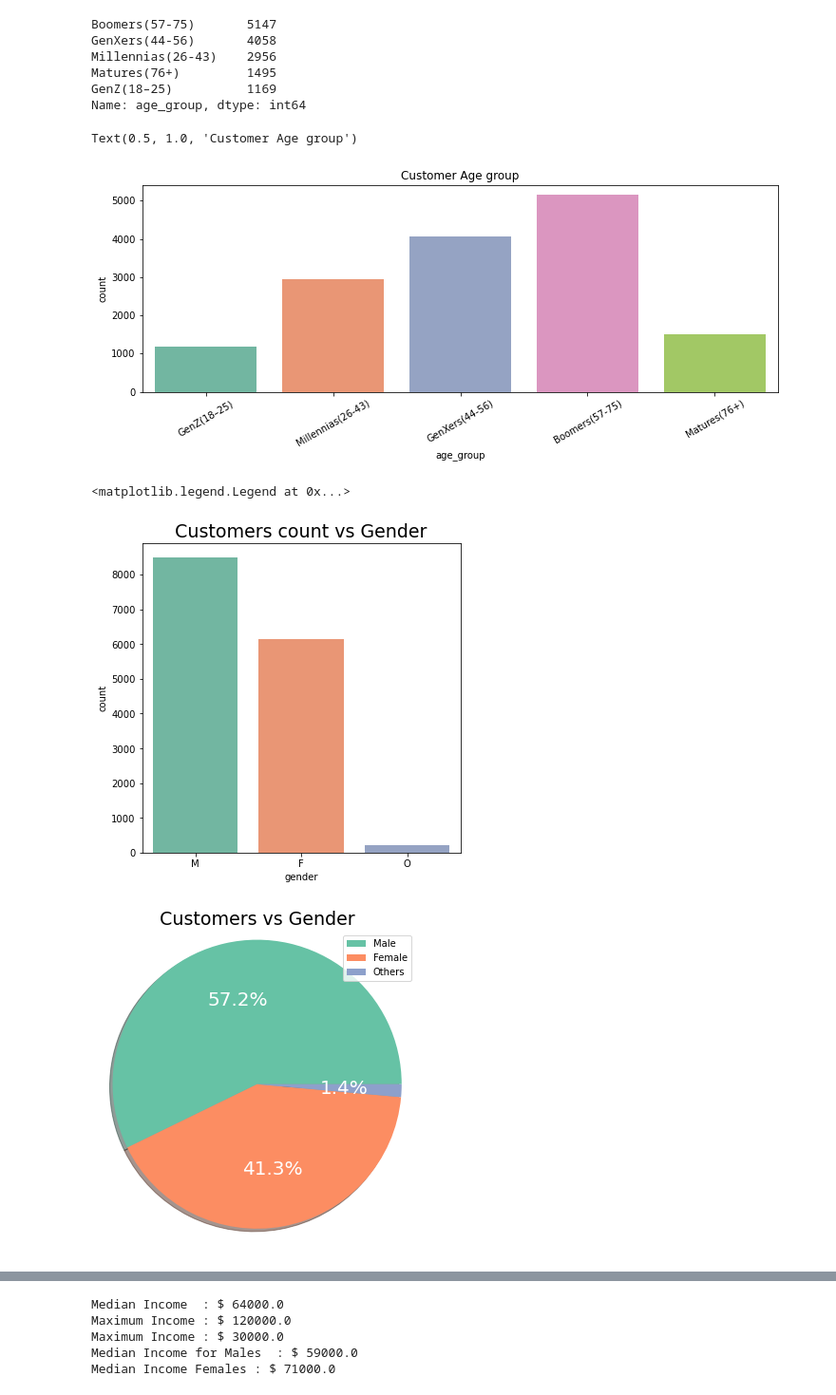
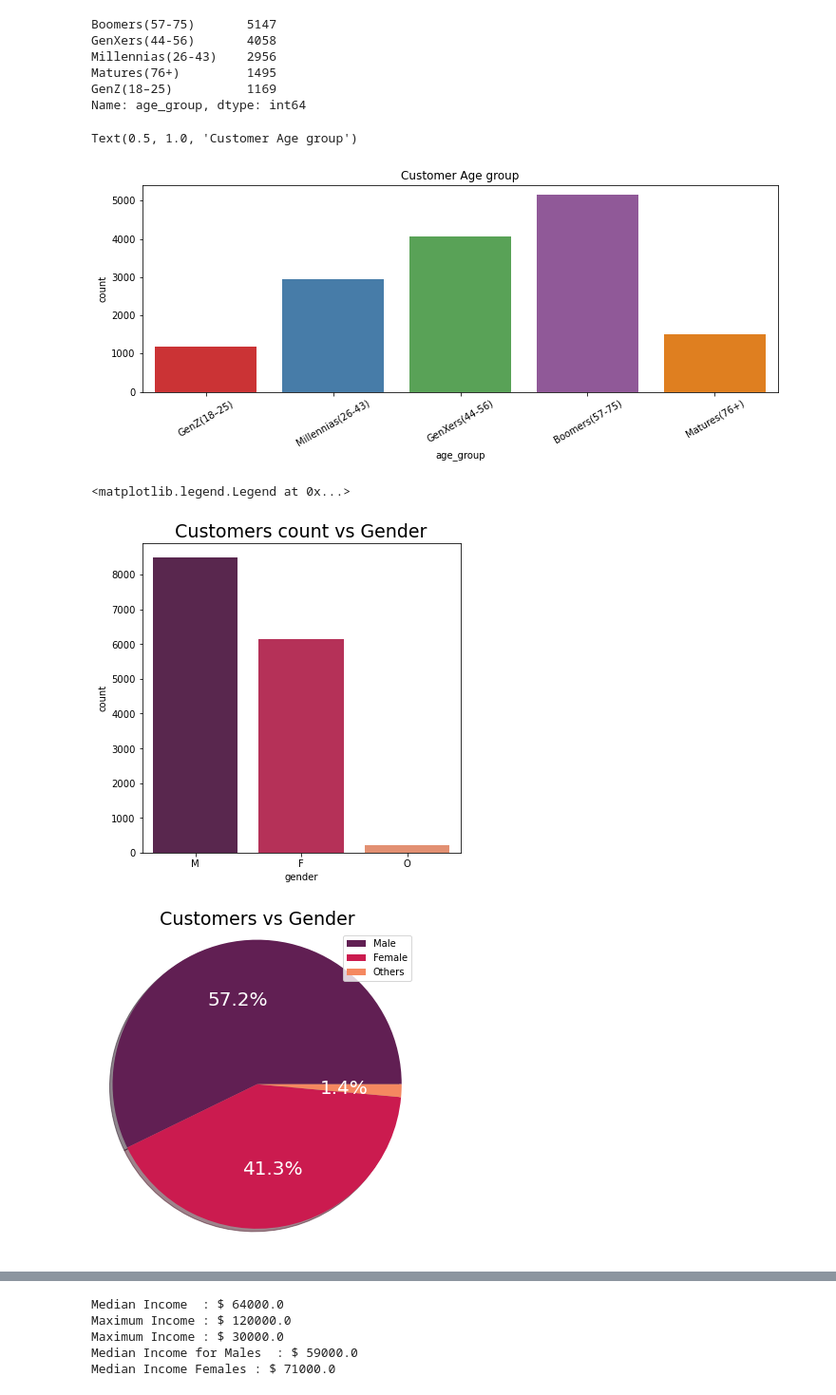
Before and after one commit to Arjunar92/Starbucks_Customer_Segmentation_Project, a Jupyter notebook: Starbucks_Capstone_Data_Exploration.ipynb, the cells around one changed output, grey strips where cells are left out. Shown at 95% size. Cells and saved outputs as stored; diff of their text form; code cells hidden in the pictures.

```diff
--- a/Starbucks_Capstone_Data_Exploration.ipynb
+++ b/Starbucks_Capstone_Data_Exploration.ipynb
@@ -41,7 +41,7 @@ import json
 from sklearn.preprocessing import LabelBinarizer, MultiLabelBinarizer, MinMaxScaler
 import seaborn as sns #For Data visualization
 import matplotlib.pyplot as plt #Data plotting and visualization
-sns.set_palette(sns.color_palette('Set2'))
+sns.set_palette(sns.color_palette('Accent'))
 import plotly.express as px
 %matplotlib inline
 
@@ -671,7 +672,7 @@ memory usage: 825.4+ KB
 None
 # %%
 # Age Distributiobn:Histogram
-
+sns.set_palette(sns.color_palette('rocket',1))
 profile_df['age'].hist(bins=10)
 
 plt.title('Age Distribution')
@@ -707,34 +708,34 @@ GenZ(18–25)          1169
 Name: age_group, dtype: int64
 # %%
 #Group the age ranges
-
+sns.set_palette(sns.color_palette('Set1',5))
 fig = plt.figure(figsize = (12,4))
 sns.countplot(x='age_group',data=profile_df)
 plt.xticks(rotation=30)
 plt.title('Customer Age group')
 # %% [output]
 Text(0.5, 1.0, 'Customer Age group')
-[figure, old version]
+[figure, new version]
 # %%
 #Gender distribution
-
+sns.set_palette(sns.color_palette('rocket',3))
 plt.figure(figsize=[6,6])
 sns.countplot(x= profile_df['gender'], order = profile_df['gender'].value_counts().index)
 
 plt.title('Customers count vs Gender', fontsize=19)
 
 #Gender Distribution in Percentage
 
 gender = profile_df['gender'].value_counts()
 
 plt.figure(figsize=(6, 6))
 plt.pie(gender, labels=['Male', 'Female' , 'Others'], shadow=True, autopct='%1.1f%%',
             textprops={'color': "w", 'fontsize': 20})
 
 plt.axis('equal')
 plt.title('Customers vs Gender', fontsize=19)
 plt.legend(loc='best')
 # %% [output]
 <matplotlib.legend.Legend at 0x...>
-[figure, old version]
+[figure, new version]
-[figure, old version]
+[figure, new version]
```
Also changed, not shown: parts of 21 cells of this notebook.
